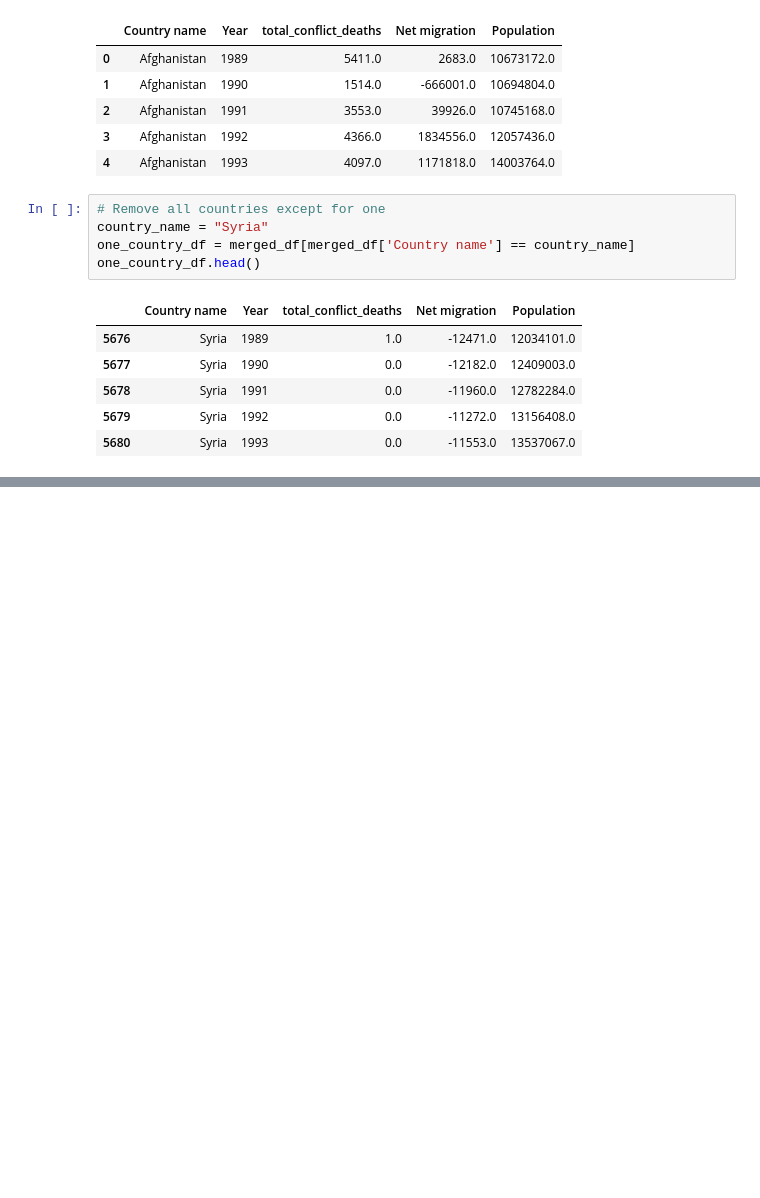
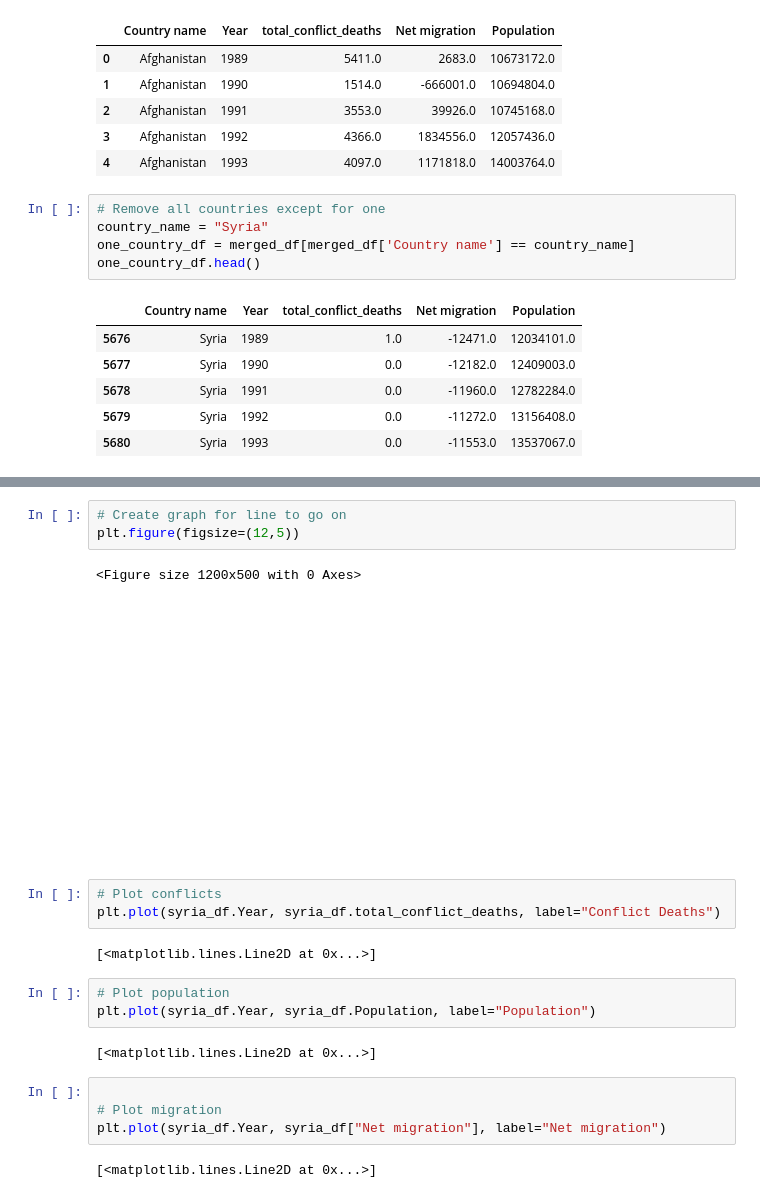
Before and after one commit to TrentonParker/Pythonic-Prodigies-Project-1, a Jupyter notebook: william_code.ipynb, the cells around one changed output, grey strips where cells are left out. Cells and saved outputs as stored; diff of their text form; blank space fills up the shorter version.

Commit message:
Plot the df
Put all on the same table. Does not show up well. Pop plows out the other data sets.

```diff
--- a/william_code.ipynb
+++ b/william_code.ipynb
@@ -232,0 +292,22 @@ one_country_df.head()
+# %%
+# Create graph for line to go on
+plt.figure(figsize=(12,5))
+# %% [output]
+<Figure size 1200x500 with 0 Axes>
+[figure, added]
+# %%
+# Plot conflicts
+plt.plot(syria_df.Year, syria_df.total_conflict_deaths, label="Conflict Deaths")
+# %% [output]
+[<matplotlib.lines.Line2D at 0x...>]
+# %%
+# Plot population
+plt.plot(syria_df.Year, syria_df.Population, label="Population")
+# %% [output]
+[<matplotlib.lines.Line2D at 0x...>]
+# %%
+
+# Plot migration
+plt.plot(syria_df.Year, syria_df["Net migration"], label="Net migration")
+# %% [output]
+[<matplotlib.lines.Line2D at 0x...>]
```
Also changed, not shown: parts of 5 cells of this notebook.
